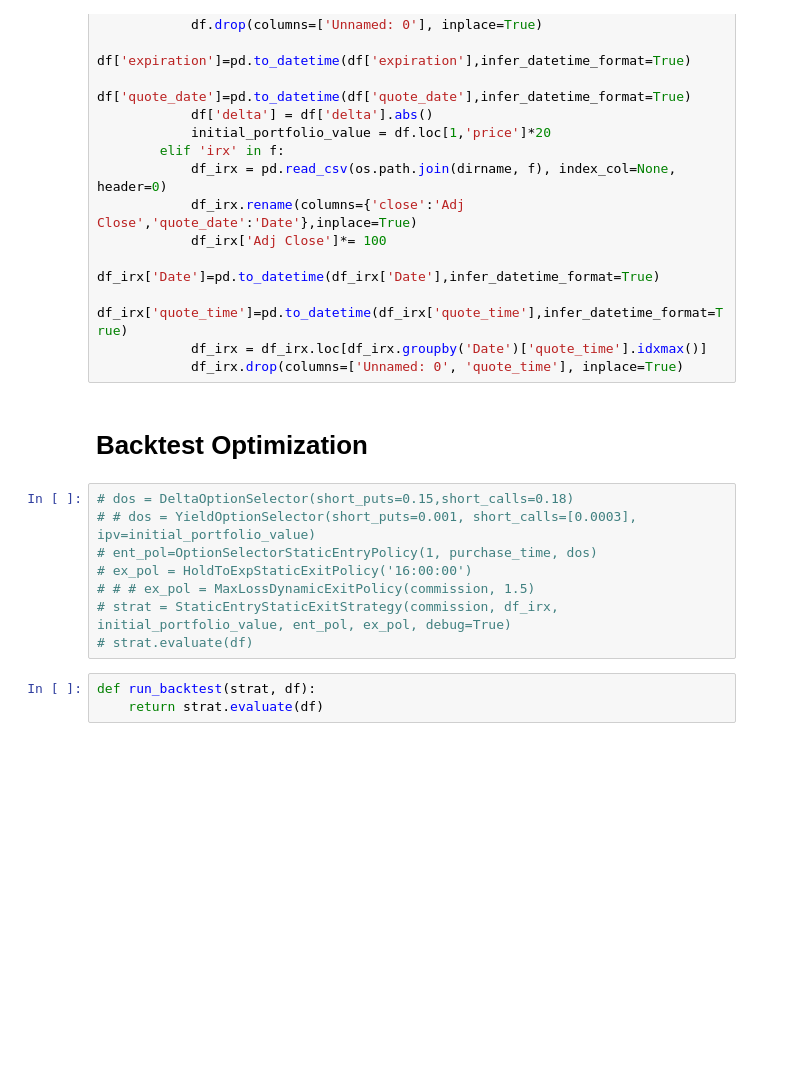
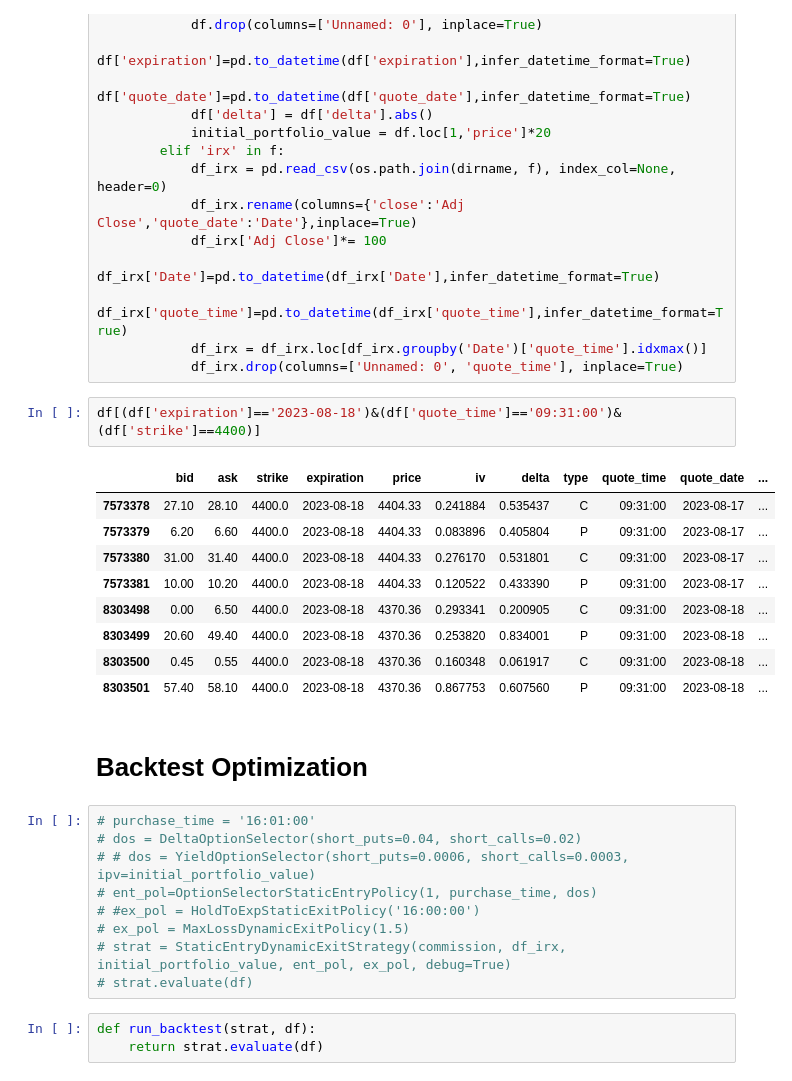
Before and after one commit to jcurtiswebb/SPXoptions-put-backtesting, a Jupyter notebook: spx-option-spread-backtester.ipynb, the cells around one changed output. Cells and saved outputs as stored; diff of their text form; blank space fills up the shorter version.

```diff
--- a/spx-option-spread-backtester.ipynb
+++ b/spx-option-spread-backtester.ipynb
@@ -100,15 +106,28 @@ for dirname, _, filenames in os.walk('/kaggle/input/spx-option-chain-1dte-all-ti
             df_irx['quote_time']=pd.to_datetime(df_irx['quote_time'],infer_datetime_format=True)
             df_irx = df_irx.loc[df_irx.groupby('Date')['quote_time'].idxmax()]
             df_irx.drop(columns=['Unnamed: 0', 'quote_time'], inplace=True)
+# %%
+df[(df['expiration']=='2023-08-18')&(df['quote_time']=='09:31:00')&(df['strike']==4400)]
+# %% [output]
+|  | bid | ask | strike | expiration | price | iv | delta | type | quote_time | quote_date | ... |
+| 7573378 | 27.10 | 28.10 | 4400.0 | 2023-08-18 | 4404.33 | 0.241884 | 0.535437 | C | 09:31:00 | 2023-08-17 | ... |
+| 7573379 | 6.20 | 6.60 | 4400.0 | 2023-08-18 | 4404.33 | 0.083896 | 0.405804 | P | 09:31:00 | 2023-08-17 | ... |
+| 7573380 | 31.00 | 31.40 | 4400.0 | 2023-08-18 | 4404.33 | 0.276170 | 0.531801 | C | 09:31:00 | 2023-08-17 | ... |
+| 7573381 | 10.00 | 10.20 | 4400.0 | 2023-08-18 | 4404.33 | 0.120522 | 0.433390 | P | 09:31:00 | 2023-08-17 | ... |
+| 8303498 | 0.00 | 6.50 | 4400.0 | 2023-08-18 | 4370.36 | 0.293341 | 0.200905 | C | 09:31:00 | 2023-08-18 | ... |
+| 8303499 | 20.60 | 49.40 | 4400.0 | 2023-08-18 | 4370.36 | 0.253820 | 0.834001 | P | 09:31:00 | 2023-08-18 | ... |
+| 8303500 | 0.45 | 0.55 | 4400.0 | 2023-08-18 | 4370.36 | 0.160348 | 0.061917 | C | 09:31:00 | 2023-08-18 | ... |
+| 8303501 | 57.40 | 58.10 | 4400.0 | 2023-08-18 | 4370.36 | 0.867753 | 0.607560 | P | 09:31:00 | 2023-08-18 | ... |
 # %% [markdown]
 # Backtest Optimization
 # %%
-# dos = DeltaOptionSelector(short_puts=0.15,short_calls=0.18)
-# # dos = YieldOptionSelector(short_puts=0.001, short_calls=[0.0003], ipv=initial_portfolio_value)
+# purchase_time = '16:01:00'
+# dos = DeltaOptionSelector(short_puts=0.04, short_calls=0.02)
+# # dos = YieldOptionSelector(short_puts=0.0006, short_calls=0.0003, ipv=initial_portfolio_value)
 # ent_pol=OptionSelectorStaticEntryPolicy(1, purchase_time, dos)
-# ex_pol = HoldToExpStaticExitPolicy('16:00:00')
-# # # ex_pol = MaxLossDynamicExitPolicy(commission, 1.5)
-# strat = StaticEntryStaticExitStrategy(commission, df_irx, initial_portfolio_value, ent_pol, ex_pol, debug=True)
+# #ex_pol = HoldToExpStaticExitPolicy('16:00:00')
+# ex_pol = MaxLossDynamicExitPolicy(1.5)
+# strat = StaticEntryDynamicExitStrategy(commission, df_irx, initial_portfolio_value, ent_pol, ex_pol, debug=True)
 # strat.evaluate(df)
 # %%
 def run_backtest(strat, df):
```
Also changed, not shown: parts of 7 cells of this notebook.
